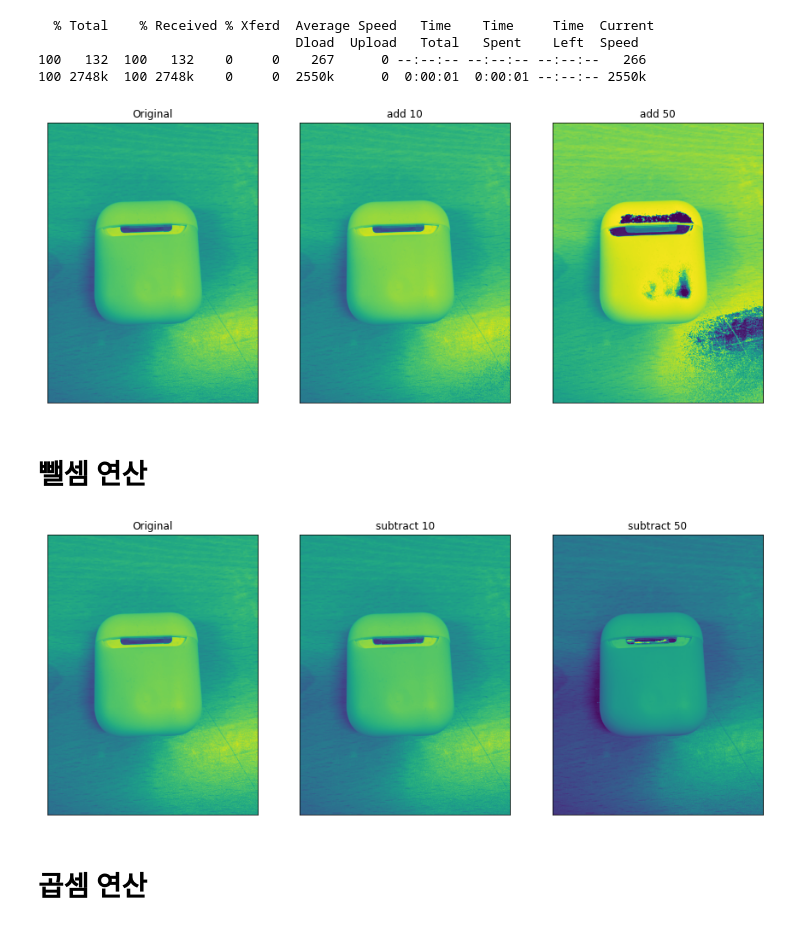
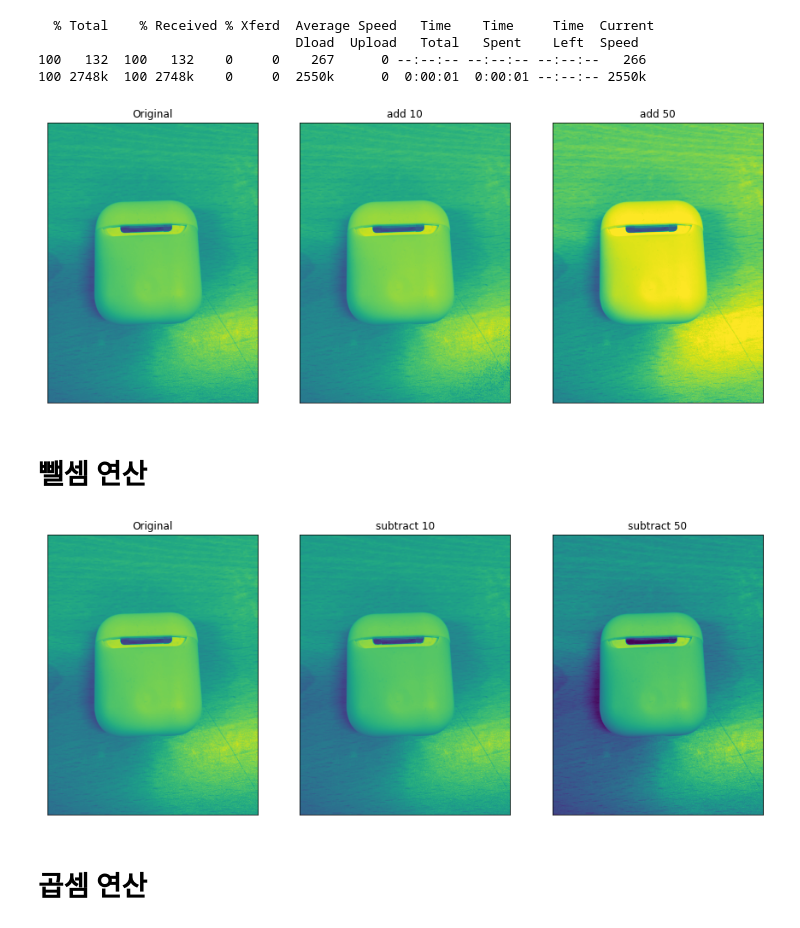
Before and after one commit to swkim01/DSAC5, a Jupyter notebook: gg-08-화소_점_처리.ipynb, the cells around one changed output. Saved outputs shown, nothing was run; the diff lists cells and outputs as text; code cells hidden in the pictures.

```diff
--- a/gg-08-화소_점_처리.ipynb
+++ b/gg-08-화소_점_처리.ipynb
@@ -39,11 +39,11 @@ plt.subplot(131),plt.imshow(grayimg),plt.title('Original')
 plt.xticks([]), plt.yticks([])
 plt.subplot(132),plt.imshow(grayimg+10),plt.title('add 10')
 plt.xticks([]), plt.yticks([])
-plt.subplot(133),plt.imshow(grayimg+50),plt.title('add 50')
+plt.subplot(133),plt.imshow(cv2.add(grayimg,50)),plt.title('add 50')
 plt.xticks([]), plt.yticks([])
 plt.show()
 # %% [output]
-[figure, old version]
+[figure, new version]
 # %% [markdown]
 <h1>뺄셈 연산</h1>
 # %%
@@ -59,14 +59,14 @@ grayimg = cv2.cvtColor(img, cv2.COLOR_BGR2GRAY)
 # %%
 plt.figure(figsize=(15,15))
 plt.subplot(131),plt.imshow(grayimg),plt.title('Original')
 plt.xticks([]), plt.yticks([])
 plt.subplot(132),plt.imshow(grayimg-10),plt.title('subtract 10')
 plt.xticks([]), plt.yticks([])
-plt.subplot(133),plt.imshow(grayimg-50),plt.title('subtract 50')
+plt.subplot(133),plt.imshow(cv2.subtract(grayimg,50)),plt.title('subtract 50')
 plt.xticks([]), plt.yticks([])
 plt.show()
 # %% [output]
-[figure, old version]
+[figure, new version]
 # %% [markdown]
 <h1>곱셈 연산</h1>
 # %%
```
